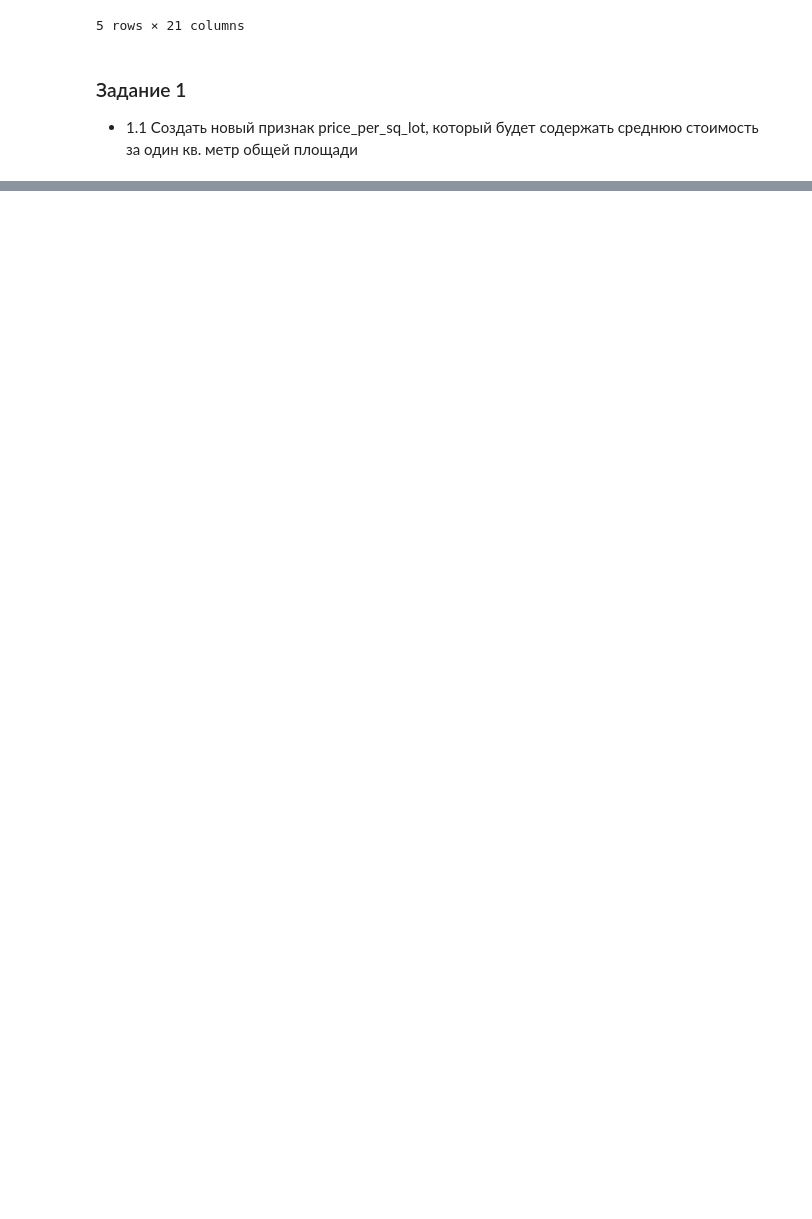
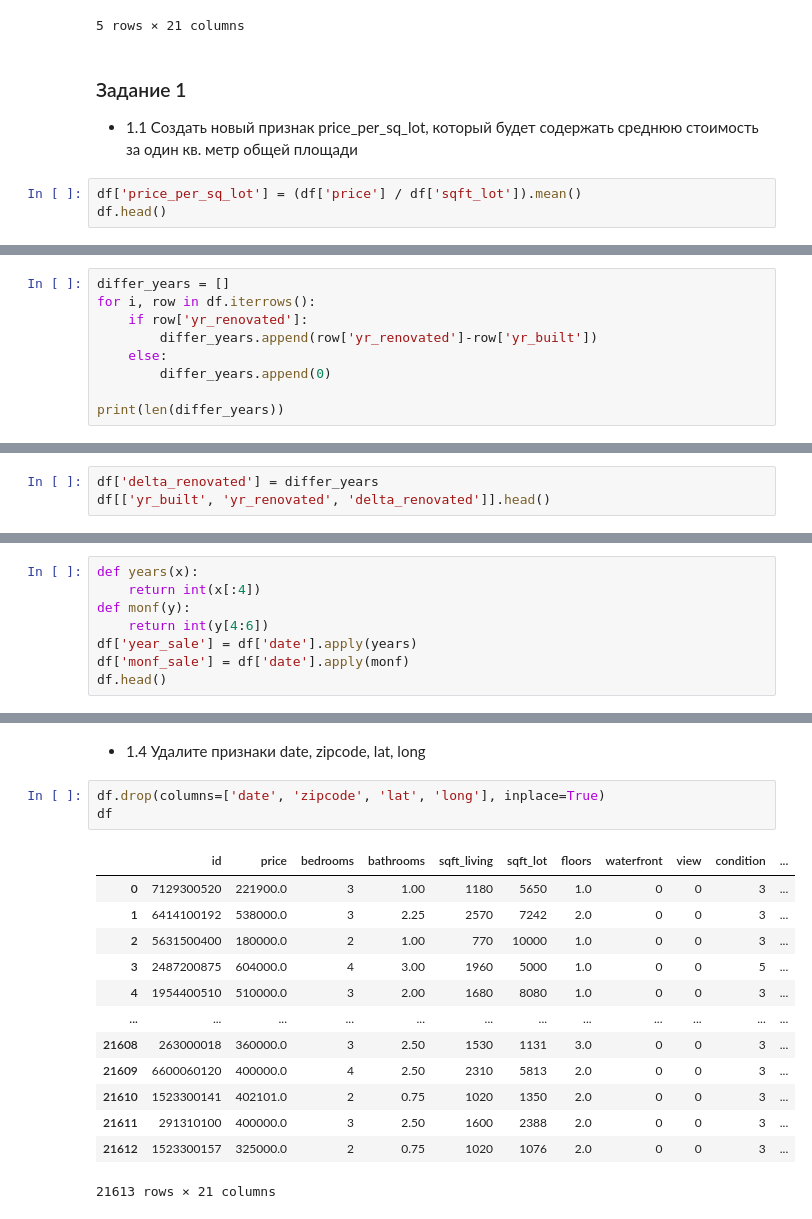
Before and after one commit to Evgeny-NN/Python_for_analitics_all, a Jupyter notebook: HomeWork_3/H_Work_3.ipynb, the cells around one changed output, grey strips where cells are left out. Saved outputs shown, nothing was run; the diff lists cells and outputs as text; blank space fills up the shorter version.

```diff
--- a/HomeWork_3/H_Work_3.ipynb
+++ b/HomeWork_3/H_Work_3.ipynb
@@ -14,3 +14,6 @@ df.head()
 # %% [markdown]
 ### Задание 1
 - 1.1 Создать новый признак price_per_sq_lot, который будет содержать среднюю стоимость за один кв. метр общей площади
+# %%
+df['price_per_sq_lot'] = (df['price'] / df['sqft_lot']).mean()
+df.head()
@@ -18,0 +31,9 @@ df.head()
+# %%
+differ_years = []
+for i, row in df.iterrows():
+    if row['yr_renovated']:
+        differ_years.append(row['yr_renovated']-row['yr_built'])
+    else:
+        differ_years.append(0)
+
+print(len(differ_years))
@@ -18,0 +42,3 @@ df.head()
+# %%
+df['delta_renovated'] = differ_years
+df[['yr_built', 'yr_renovated', 'delta_renovated']].head()
@@ -18,0 +54,8 @@ df.head()
+# %%
+def years(x):
+    return int(x[:4])
+def monf(y):
+    return int(y[4:6])
+df['year_sale'] = df['date'].apply(years)
+df['monf_sale'] = df['date'].apply(monf)
+df.head()
@@ -18,0 +70,19 @@ df.head()
+# %% [markdown]
+- 1.4 Удалите признаки date, zipcode, lat, long
+# %%
+df.drop(columns=['date', 'zipcode', 'lat', 'long'], inplace=True)
+df
+# %% [output]
+|  | id | price | bedrooms | bathrooms | sqft_living | sqft_lot | floors | waterfront | view | condition | ... |
+| 0 | 7129300520 | 221900.0 | 3 | 1.00 | 1180 | 5650 | 1.0 | 0 | 0 | 3 | ... |
+| 1 | 6414100192 | 538000.0 | 3 | 2.25 | 2570 | 7242 | 2.0 | 0 | 0 | 3 | ... |
+| 2 | 5631500400 | 180000.0 | 2 | 1.00 | 770 | 10000 | 1.0 | 0 | 0 | 3 | ... |
+| 3 | 2487200875 | 604000.0 | 4 | 3.00 | 1960 | 5000 | 1.0 | 0 | 0 | 5 | ... |
+| 4 | 1954400510 | 510000.0 | 3 | 2.00 | 1680 | 8080 | 1.0 | 0 | 0 | 3 | ... |
+| ... | ... | ... | ... | ... | ... | ... | ... | ... | ... | ... | ... |
+| 21608 | 263000018 | 360000.0 | 3 | 2.50 | 1530 | 1131 | 3.0 | 0 | 0 | 3 | ... |
+| 21609 | 6600060120 | 400000.0 | 4 | 2.50 | 2310 | 5813 | 2.0 | 0 | 0 | 3 | ... |
+| 21610 | 1523300141 | 402101.0 | 2 | 0.75 | 1020 | 1350 | 2.0 | 0 | 0 | 3 | ... |
+| 21611 | 291310100 | 400000.0 | 3 | 2.50 | 1600 | 2388 | 2.0 | 0 | 0 | 3 | ... |
+| 21612 | 1523300157 | 325000.0 | 2 | 0.75 | 1020 | 1076 | 2.0 | 0 | 0 | 3 | ... |
+21613 rows × 21 columns
```
Also changed, not shown: parts of 21 cells of this notebook.
